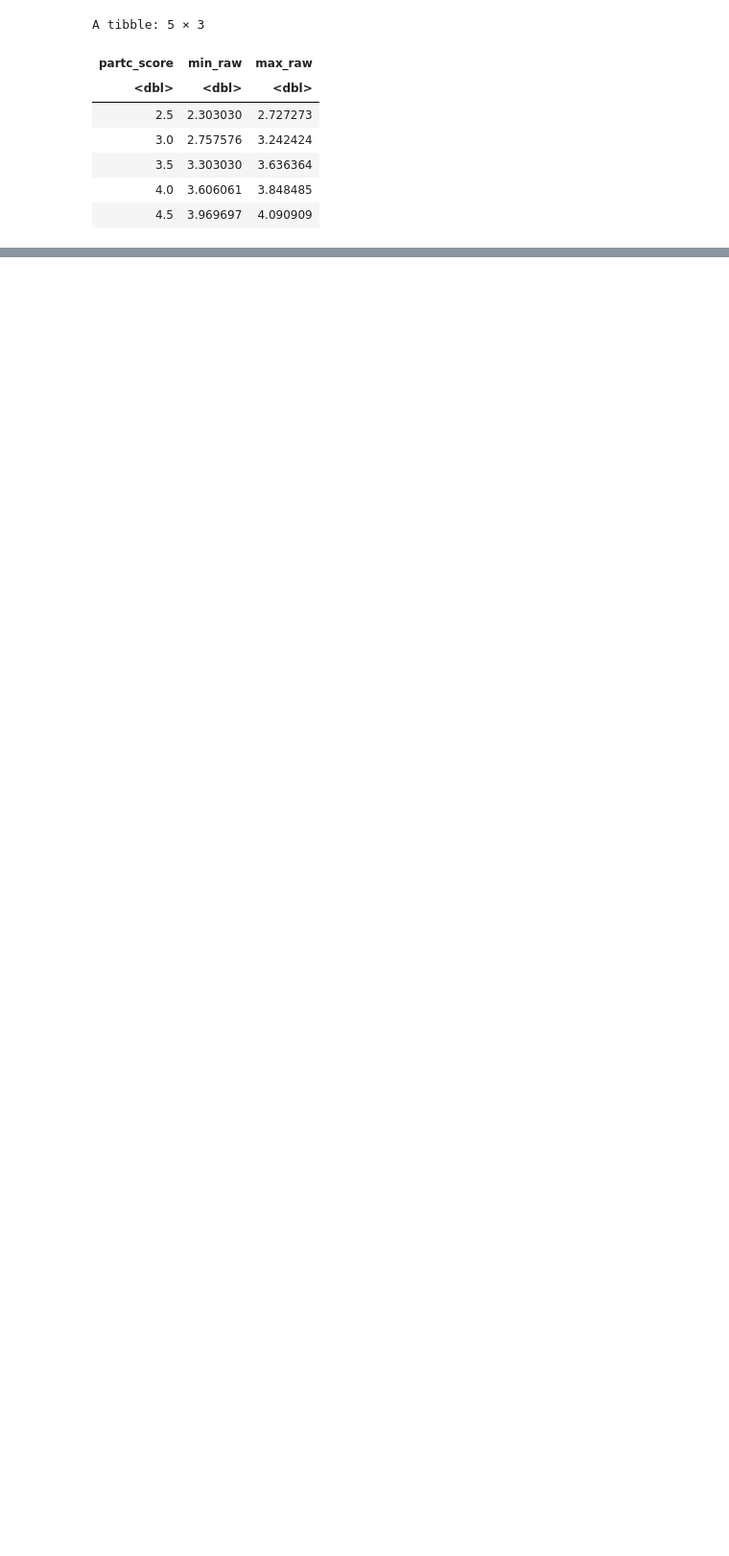
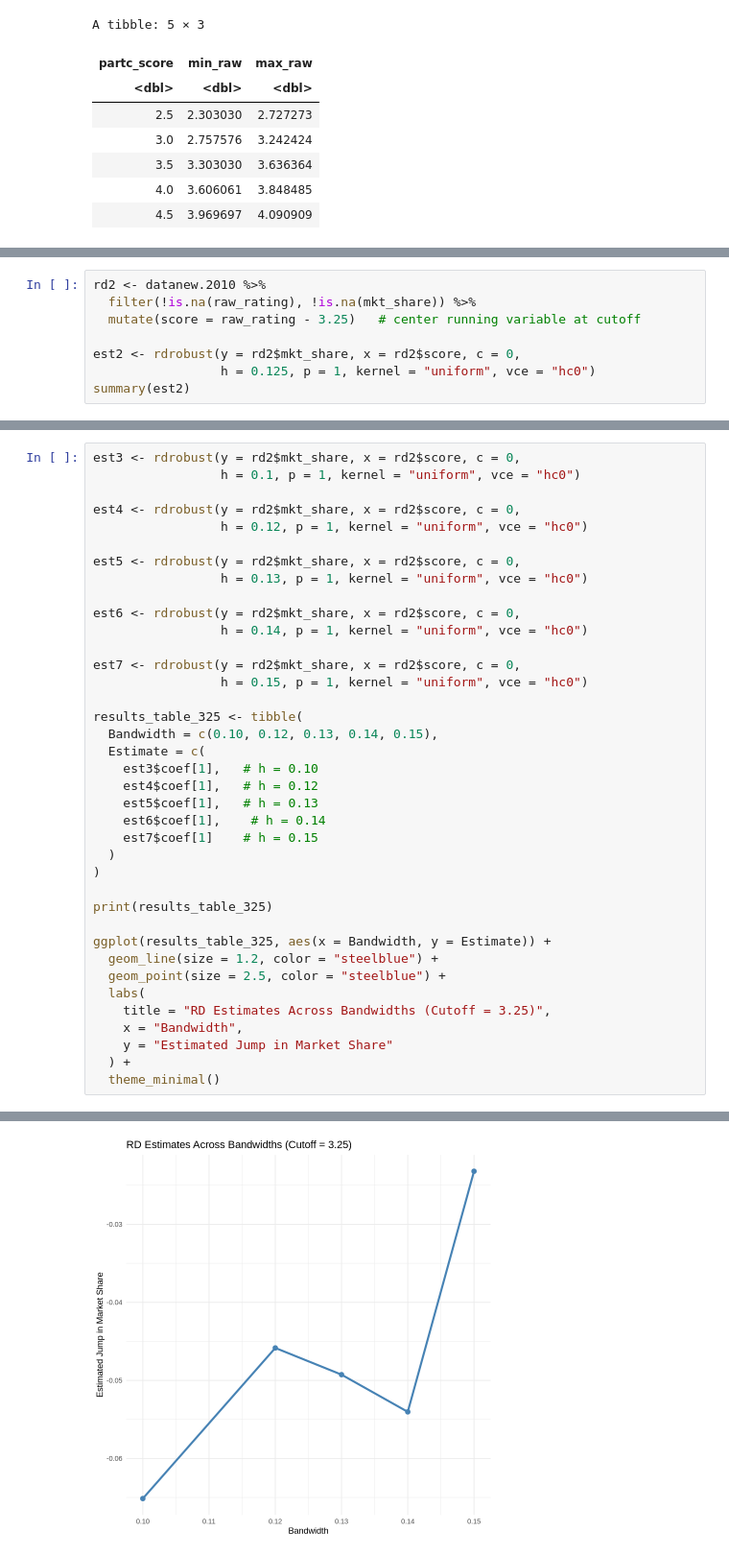
Before and after one commit to sophiekim-1/hwk3, a Jupyter notebook: submission1/submission1.ipynb, the cells around one changed output, grey strips where cells are left out. Shown at 96% size. Drawn from its saved outputs; the diff is of its cells as text; blank space fills up the shorter version.

```diff
--- a/submission1/submission1.ipynb
+++ b/submission1/submission1.ipynb
@@ -293,0 +441,8 @@ print(rounded_up_table)
+# %%
+rd2 <- datanew.2010 %>%
+  filter(!is.na(raw_rating), !is.na(mkt_share)) %>%
+  mutate(score = raw_rating - 3.25)   # center running variable at cutoff
+
+est2 <- rdrobust(y = rd2$mkt_share, x = rd2$score, c = 0,
+                 h = 0.125, p = 1, kernel = "uniform", vce = "hc0")
+summary(est2)
@@ -293,0 +524,39 @@ print(rounded_up_table)
+# %%
+est3 <- rdrobust(y = rd2$mkt_share, x = rd2$score, c = 0,
+                 h = 0.1, p = 1, kernel = "uniform", vce = "hc0")
+
+est4 <- rdrobust(y = rd2$mkt_share, x = rd2$score, c = 0,
+                 h = 0.12, p = 1, kernel = "uniform", vce = "hc0")
+
+est5 <- rdrobust(y = rd2$mkt_share, x = rd2$score, c = 0,
+                 h = 0.13, p = 1, kernel = "uniform", vce = "hc0")
+
+est6 <- rdrobust(y = rd2$mkt_share, x = rd2$score, c = 0,
+                 h = 0.14, p = 1, kernel = "uniform", vce = "hc0")
+
+est7 <- rdrobust(y = rd2$mkt_share, x = rd2$score, c = 0,
+                 h = 0.15, p = 1, kernel = "uniform", vce = "hc0")
+
+results_table_325 <- tibble(
+  Bandwidth = c(0.10, 0.12, 0.13, 0.14, 0.15),
+  Estimate = c(
+    est3$coef[1],   # h = 0.10
+    est4$coef[1],   # h = 0.12
+    est5$coef[1],   # h = 0.13
+    est6$coef[1],    # h = 0.14
+    est7$coef[1]    # h = 0.15
+  )
+)
+
+print(results_table_325)
+
+ggplot(results_table_325, aes(x = Bandwidth, y = Estimate)) +
+  geom_line(size = 1.2, color = "steelblue") +
+  geom_point(size = 2.5, color = "steelblue") +
+  labs(
+    title = "RD Estimates Across Bandwidths (Cutoff = 3.25)",
+    x = "Bandwidth",
+    y = "Estimated Jump in Market Share"
+  ) +
+  theme_minimal()
+# %% [output]
@@ -293,0 +571 @@ print(rounded_up_table)
+[figure, added]
```
Also changed, not shown: parts of 24 cells of this notebook.
